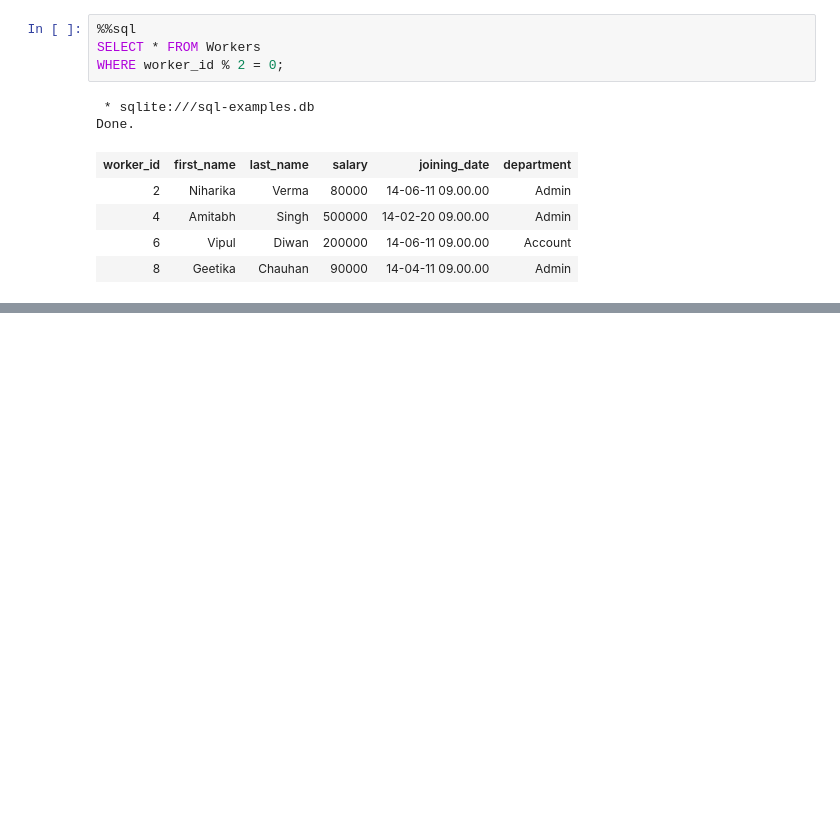
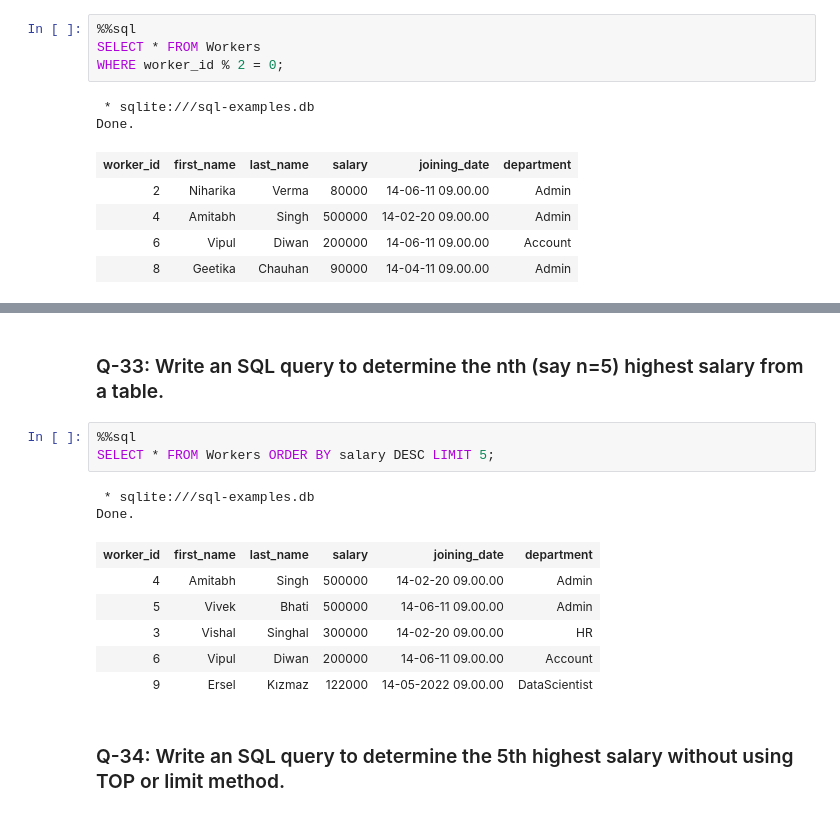
Before and after one commit to mrkizmaz/SQL-Operations, a Jupyter notebook: SQL-50examples.ipynb, the cells around one changed output, grey strips where cells are left out. Drawn from its saved outputs; the diff is of its cells as text; blank space fills up the shorter version.

```diff
--- a/SQL-50examples.ipynb
+++ b/SQL-50examples.ipynb
@@ -692,0 +750,16 @@ Done.
+# %% [markdown]
+### Q-33: Write an SQL query to determine the nth (say n=5) highest salary from a table.
+# %%
+%%sql
+SELECT * FROM Workers ORDER BY salary DESC LIMIT 5;
+# %% [output]
+ * sqlite:///sql-examples.db
+Done.
+| worker_id | first_name | last_name | salary | joining_date | department |
+| 4 | Amitabh | Singh | 500000 | 14-02-20 09.00.00 | Admin |
+| 5 | Vivek | Bhati | 500000 | 14-06-11 09.00.00 | Admin |
+| 3 | Vishal | Singhal | 300000 | 14-02-20 09.00.00 | HR |
+| 6 | Vipul | Diwan | 200000 | 14-06-11 09.00.00 | Account |
+| 9 | Ersel | Kızmaz | 122000 | 14-05-2022 09.00.00 | DataScientist |
+# %% [markdown]
+### Q-34: Write an SQL query to determine the 5th highest salary without using TOP or limit method.
```
Also changed, not shown: parts of 52 cells of this notebook, 1 other file.
